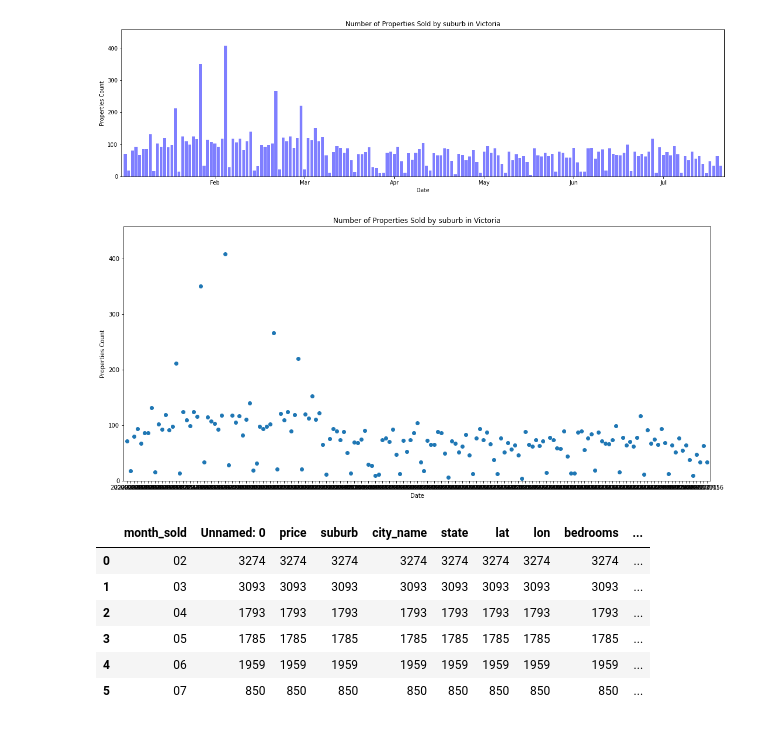
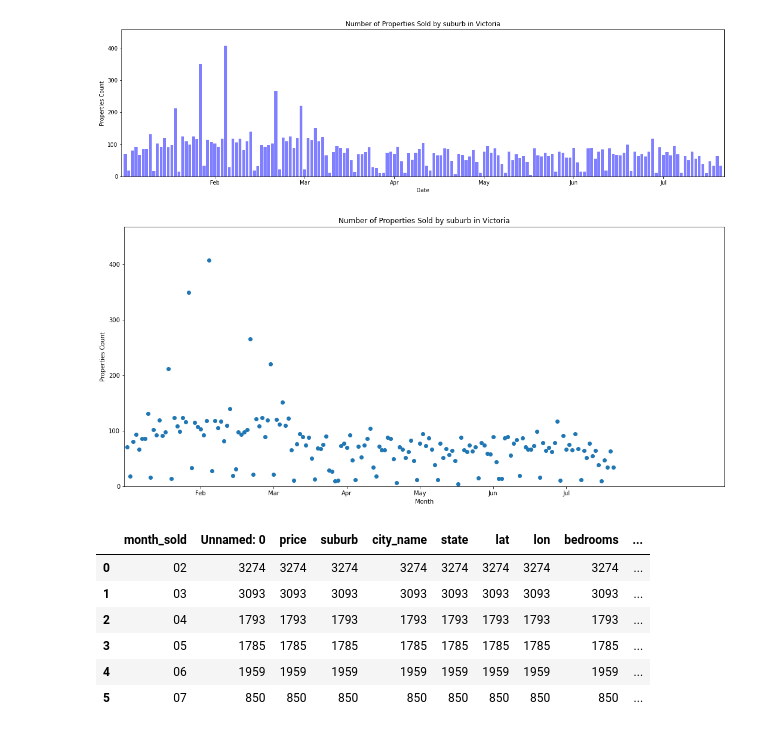
Before and after one commit to jeremychiaa/covid-victorian-real-estate, a Jupyter notebook: ppt_inco.ipynb, the cells around one changed output. Cells and saved outputs as stored; diff of their text form; code cells hidden in the pictures.

```diff
--- a/ppt_inco.ipynb
+++ b/ppt_inco.ipynb
@@ -129,19 +142,23 @@ plt.show()
 # %%
 # scatter chart
 x = ppt_by_date.date_sold
 y = ppt_by_date.suburb
 
 plt.figure(figsize=(18,8))
 plt.scatter(x, y)
+tick_locations = [25, 50, 75, 100, 125, 150]
+plt.xticks(tick_locations, ["Feb", "Mar", "Apr", "May", "Jun","Jul"])
+
 plt.xlim(-1, len(x_axis))
 plt.ylim(0, max(y_axis)+50)
-plt.xlabel('Date')
+plt.xlabel('Month')
 plt.ylabel('Properties Count')
 plt.title('Number of Properties Sold by suburb in Victoria')
 
+plt.savefig('output/scatter_ppty_sold_covid.png')
 plt.show()
 # %% [output]
-[figure, old version]
+[figure, new version]
 # %%
 # grouping properties sold by month
 ppt_by_date['date_sold'] = ppt_by_date['date_sold'].astype(str);
```
Also changed, not shown: parts of 8 cells of this notebook, 5 other files.
